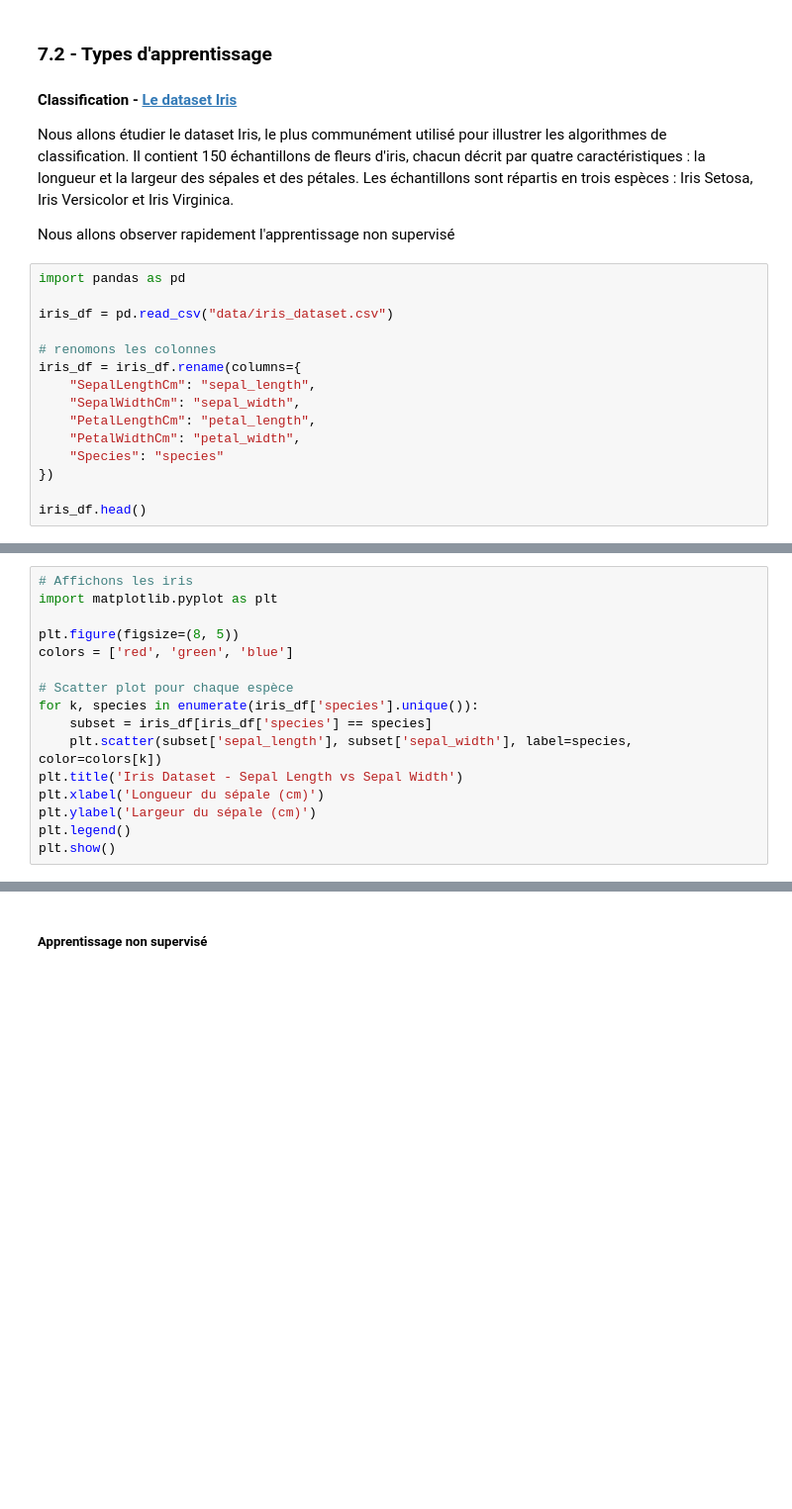
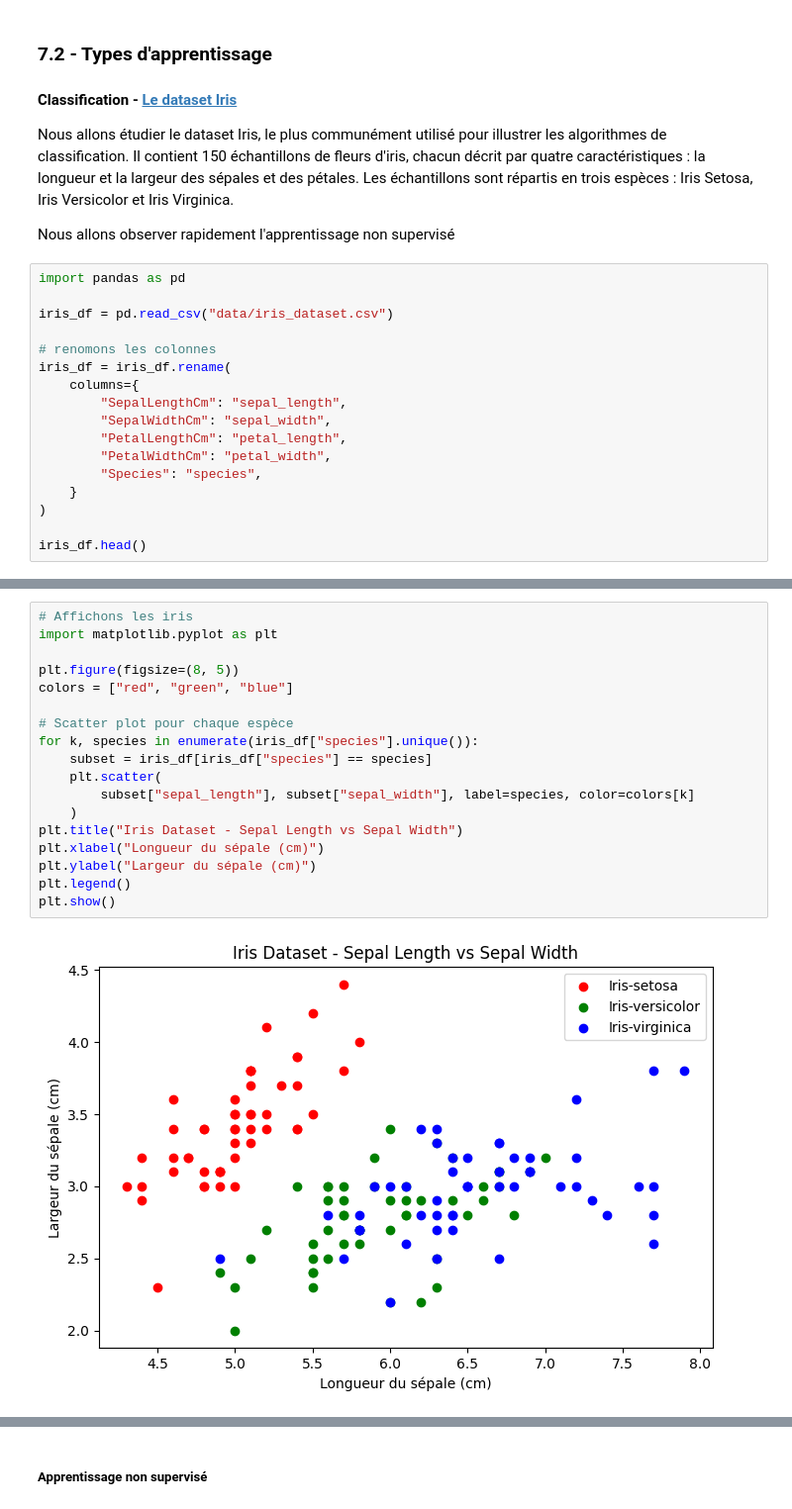
Before and after one commit to ldom1/sorbonne_mimo_python, a Jupyter notebook: 7_intro_machine_learning/0_cours_corrige.ipynb, the cells around one changed output, grey strips where cells are left out. Shown at 99% size. Cells and saved outputs as stored; diff of their text form; blank space fills up the shorter version.

```diff
--- a/7_intro_machine_learning/0_cours_corrige.ipynb
+++ b/7_intro_machine_learning/0_cours_corrige.ipynb
@@ -26,12 +26,14 @@ import pandas as pd
 iris_df = pd.read_csv("data/iris_dataset.csv")
 
 # renomons les colonnes
-iris_df = iris_df.rename(columns={
-    "SepalLengthCm": "sepal_length",
-    "SepalWidthCm": "sepal_width",
-    "PetalLengthCm": "petal_length",
-    "PetalWidthCm": "petal_width",
-    "Species": "species"
-})
+iris_df = iris_df.rename(
+    columns={
+        "SepalLengthCm": "sepal_length",
+        "SepalWidthCm": "sepal_width",
+        "PetalLengthCm": "petal_length",
+        "PetalWidthCm": "petal_width",
+        "Species": "species",
+    }
+)
 
 iris_df.head()
@@ -40,18 +51,22 @@ iris_df["species"].unique()
 # %%
 # Affichons les iris
 import matplotlib.pyplot as plt
 
 plt.figure(figsize=(8, 5))
-colors = ['red', 'green', 'blue']
+colors = ["red", "green", "blue"]
 
 # Scatter plot pour chaque espèce
-for k, species in enumerate(iris_df['species'].unique()):
-    subset = iris_df[iris_df['species'] == species]
-    plt.scatter(subset['sepal_length'], subset['sepal_width'], label=species, color=colors[k])
-plt.title('Iris Dataset - Sepal Length vs Sepal Width')
-plt.xlabel('Longueur du sépale (cm)')
-plt.ylabel('Largeur du sépale (cm)')
+for k, species in enumerate(iris_df["species"].unique()):
+    subset = iris_df[iris_df["species"] == species]
+    plt.scatter(
+        subset["sepal_length"], subset["sepal_width"], label=species, color=colors[k]
+    )
+plt.title("Iris Dataset - Sepal Length vs Sepal Width")
+plt.xlabel("Longueur du sépale (cm)")
+plt.ylabel("Largeur du sépale (cm)")
 plt.legend()
 plt.show()
+# %% [output]
+[figure, added]
 # %%
 plt.figure(figsize=(8, 5))
```
Also changed, not shown: parts of 65 cells of this notebook, 42 other files.
